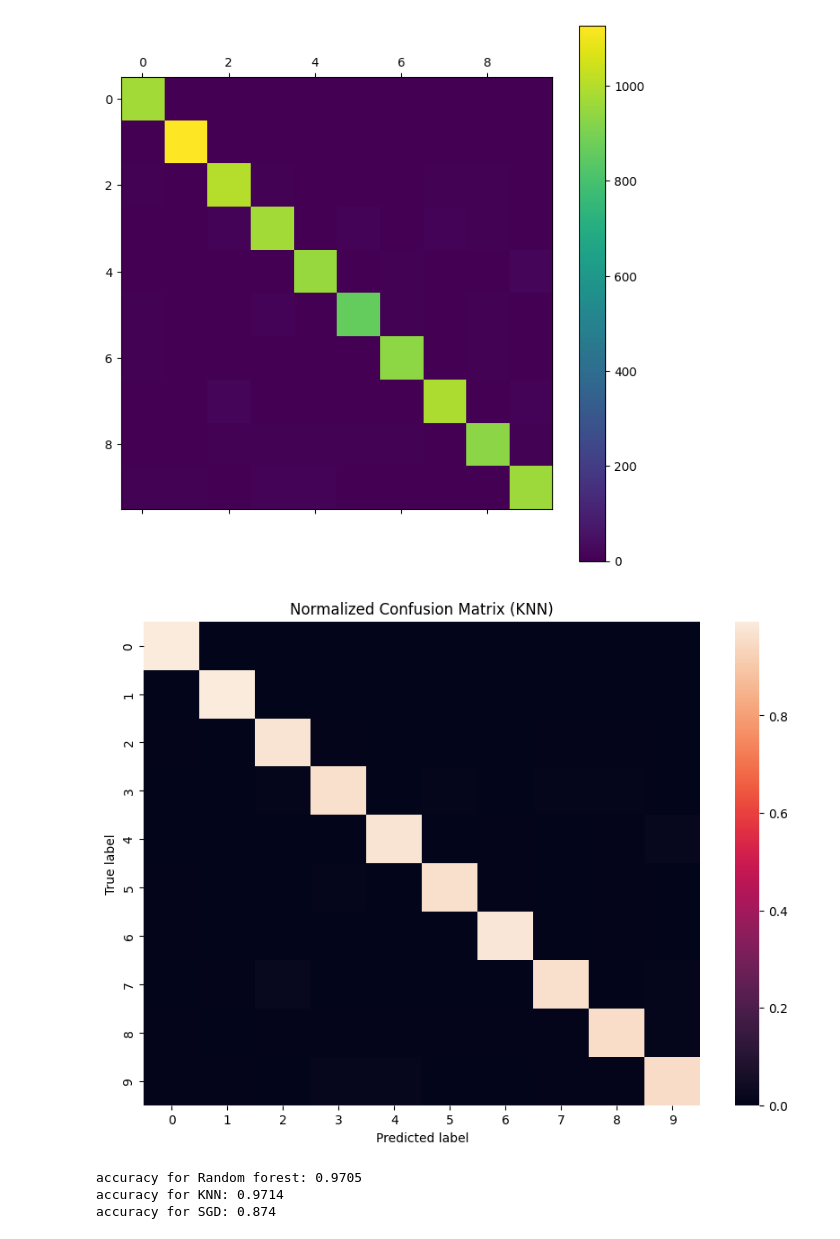
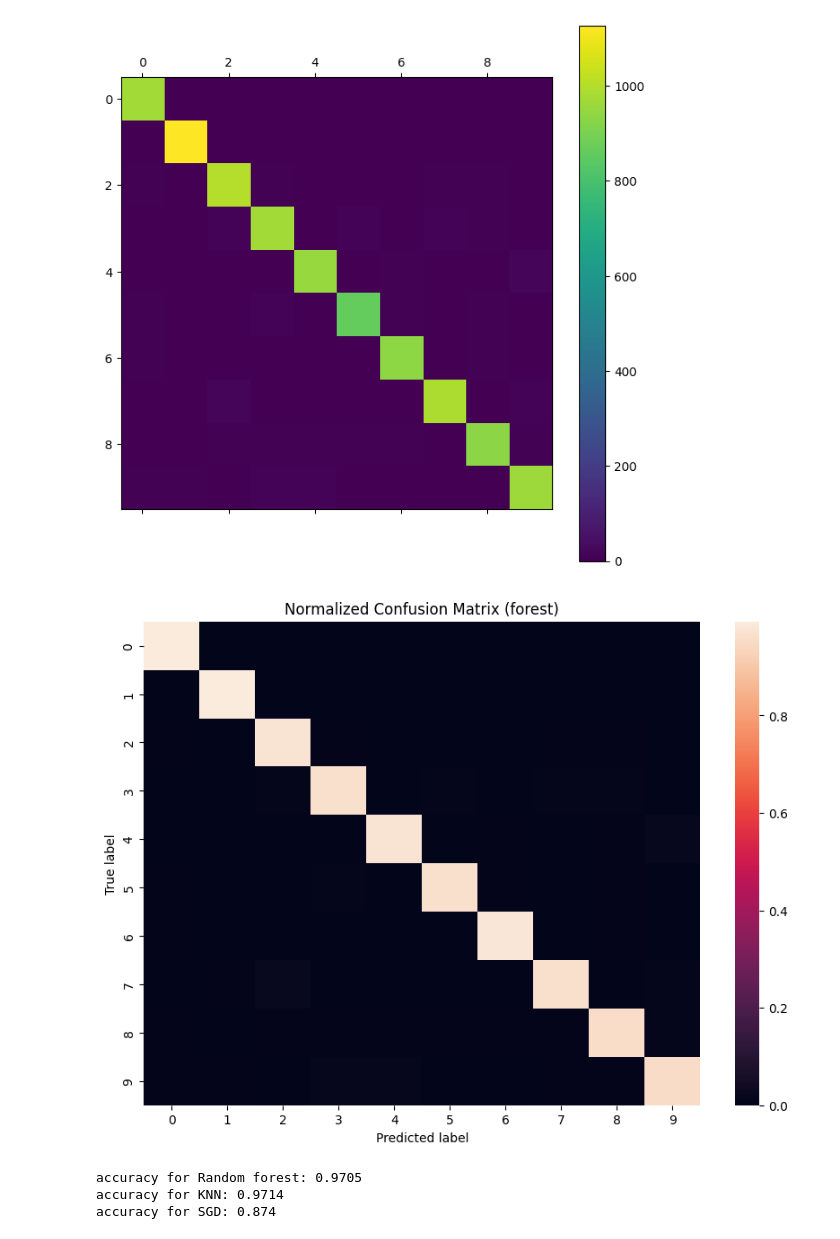
Before and after one commit to FelixH-git/SVM-Pipeline, a Jupyter notebook: LAb4.ipynb, the cells around one changed output. Drawn from its saved outputs; the diff is of its cells as text; code cells hidden in the pictures.

```diff
--- a/LAb4.ipynb
+++ b/LAb4.ipynb
@@ -213,18 +213,18 @@ plot_confusion_matrix(conf_mx_forest)
 # %%
 import seaborn as sns
 import matplotlib.pyplot as plt
 import numpy as np
 
 
 plt.figure(figsize=(10,7))
 sns.heatmap(conf_mx_forest.astype('float') / conf_mx_forest.sum(axis=1)[:, np.newaxis],
             annot=False)
-plt.title("Normalized Confusion Matrix (KNN)")
+plt.title("Normalized Confusion Matrix (forest)")
 plt.ylabel("True label")
 plt.xlabel("Predicted label")
 plt.show()
 # %% [output]
-[figure, old version]
+[figure, new version]
 # %%
 from sklearn.metrics import accuracy_score
 print('accuracy for Random forest:', accuracy_score(y_test, forest_preds))
```
